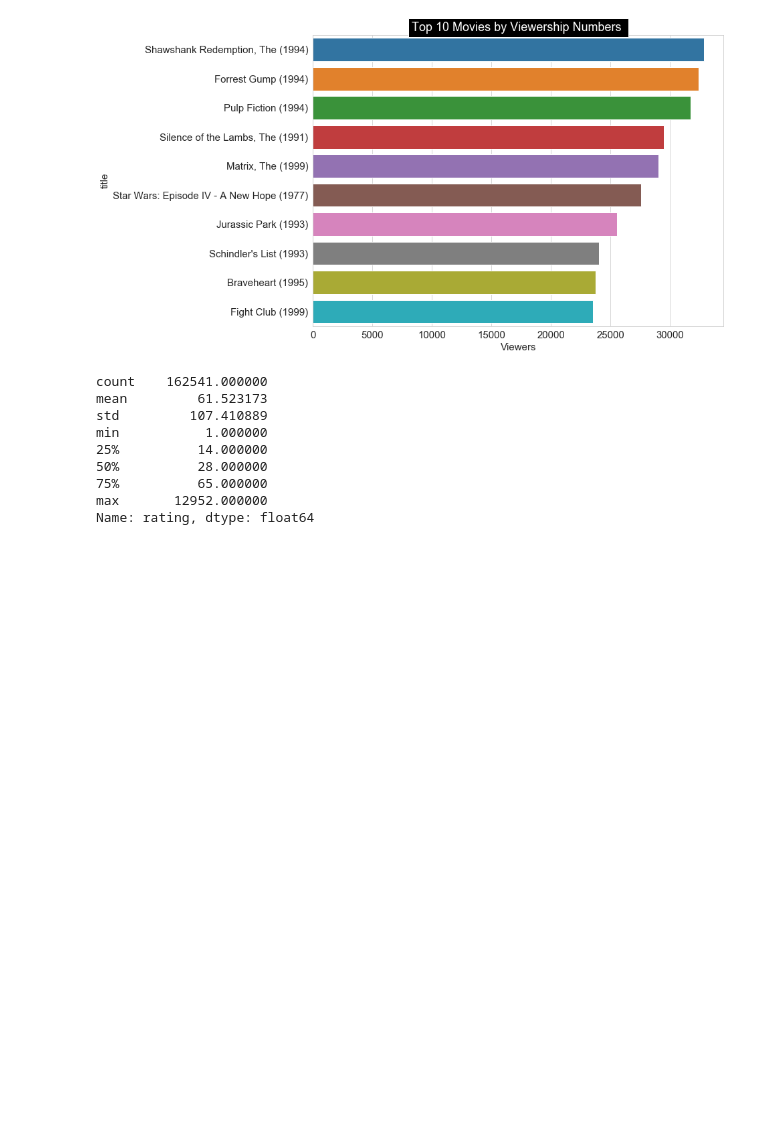
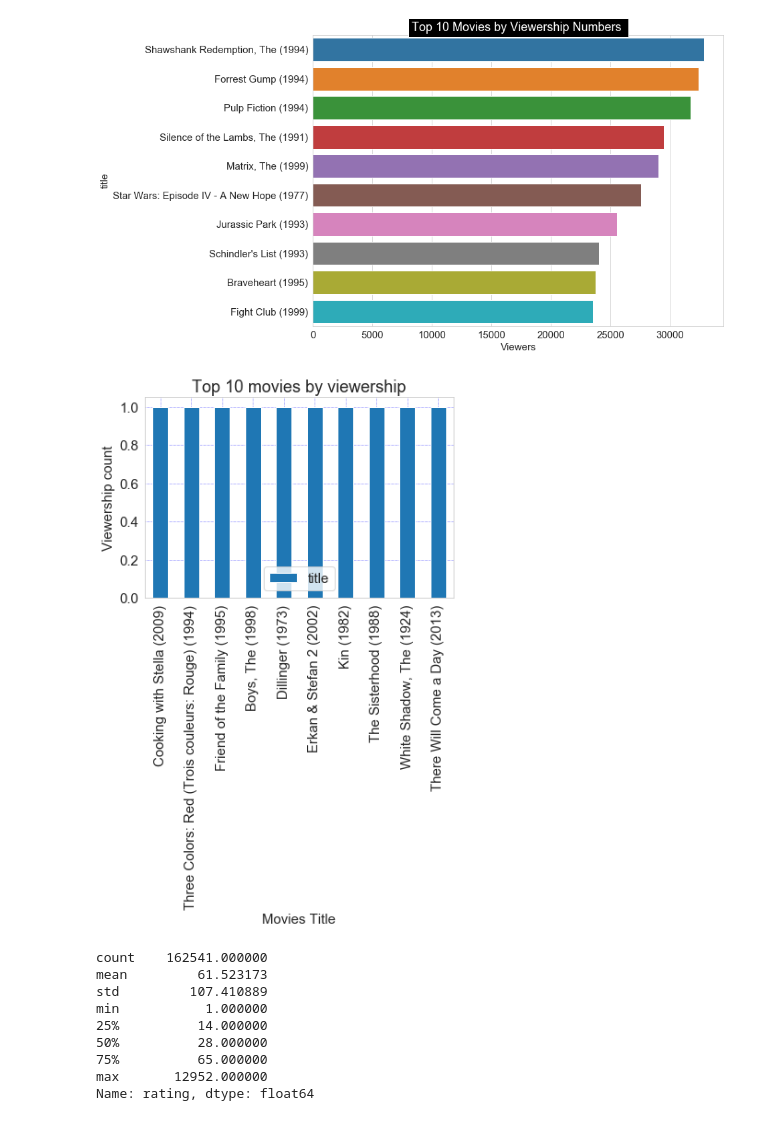
Before and after one commit to KeletsoM/JHB_rm_2_unsupervised, a Jupyter notebook: Rough_draft_Report_Notebook v2.ipynb, the cells around one changed output. Cells and saved outputs as stored; diff of their text form; code cells hidden in the pictures; blank space fills up the shorter version.

```diff
--- a/Rough_draft_Report_Notebook v2.ipynb
+++ b/Rough_draft_Report_Notebook v2.ipynb
@@ -271,6 +274,18 @@ plt.title('Top 10 Movies by Viewership Numbers ',bbox={'facecolor':'k',
 # %% [output]
 Text(0.5, 1.0, 'Top 10 Movies by Viewership Numbers ')
 [figure]
+# %%
+top10_movies2 = top10_movies['title'].value_counts()[:10].to_frame()
+top10_movies2.plot(kind='bar')
+plt.minorticks_on()
+plt.grid(which='major', linestyle=':', linewidth='0.5', color='blue')
+plt.rcParams.update({'font.size': 15})
+plt.title('Top 10 movies by viewership')
+plt.xlabel('Movies Title',fontsize=15)
+plt.ylabel('Viewership count',fontsize=15)
+plt.show()
+# %% [output]
+[figure, added]
 # %%
 # Grouping the data by user
 no_of_rated_movies_per_user = train.groupby(by='userId')['rating'].count().sort_values(ascending=False)
```
Also changed, not shown: parts of 5 cells of this notebook.
